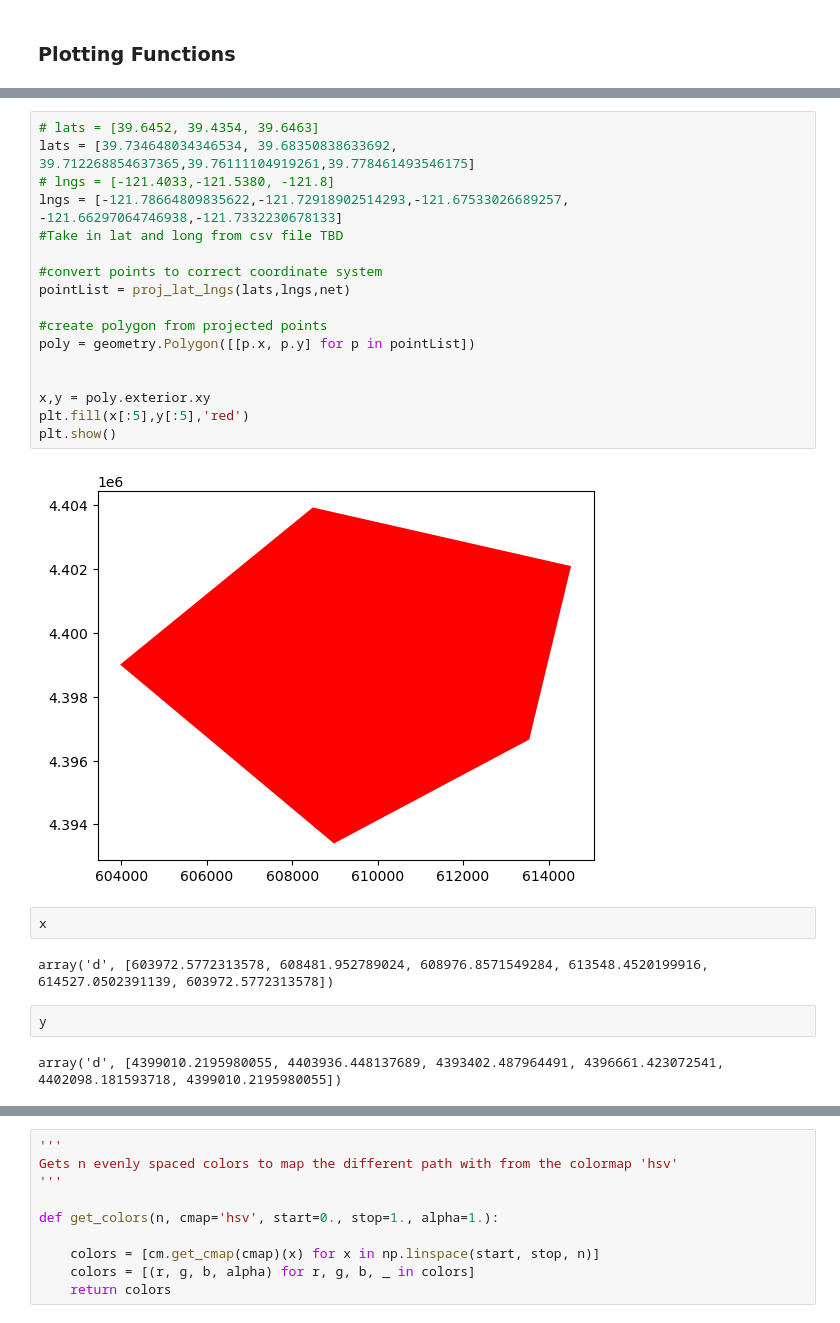
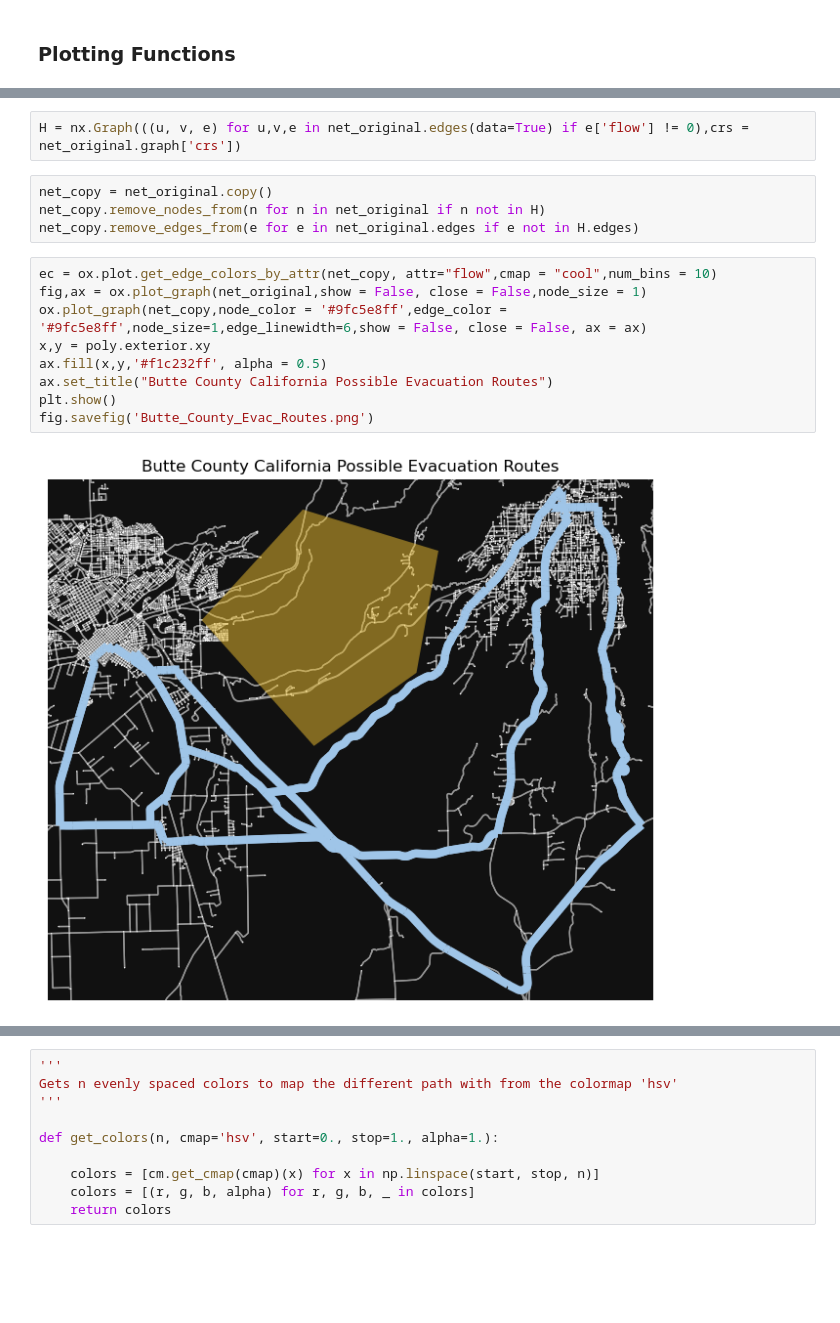
Before and after one commit to DillWithIt77/Fire_Evac_F22, a Jupyter notebook: Full_Program.ipynb, the cells around one changed output, grey strips where cells are left out. Drawn from its saved outputs; the diff is of its cells as text; blank space fills up the shorter version.

Commit message:
fixed picture colors

```diff
--- a/Full_Program.ipynb
+++ b/Full_Program.ipynb
@@ -369,27 +352,17 @@ fig.savefig('Butte_County_Evac_Routes.png')
-# %%
-# lats = [39.6452, 39.4354, 39.6463]
-lats = [39.734648034346534, 39.68350838633692, 39.712268854637365,39.76111104919261,39.778461493546175]
-# lngs = [-121.4033,-121.5380, -121.8]
-lngs = [-121.78664809835622,-121.72918902514293,-121.67533026689257, -121.66297064746938,-121.7332230678133]
-#Take in lat and long from csv file TBD
-
-#convert points to correct coordinate system
-pointList = proj_lat_lngs(lats,lngs,net)
-
-#create polygon from projected points
-poly = geometry.Polygon([[p.x, p.y] for p in pointList])
-
-
-x,y = poly.exterior.xy
-plt.fill(x[:5],y[:5],'red')
-plt.show()
-# %% [output]
-[figure, removed]
-# %%
-x
-# %% [output]
-array('d', [603972.5772313578, 608481.952789024, 608976.8571549284, 613548.4520199916, 614527.0502391139, 603972.5772313578])
-# %%
-y
-# %% [output]
-array('d', [4399010.2195980055, 4403936.448137689, 4393402.487964491, 4396661.423072541, 4402098.181593718, 4399010.2195980055])
+# %%
+H = nx.Graph(((u, v, e) for u,v,e in net_original.edges(data=True) if e['flow'] != 0),crs = net_original.graph['crs'])
+# %%
+net_copy = net_original.copy()
+net_copy.remove_nodes_from(n for n in net_original if n not in H)
+net_copy.remove_edges_from(e for e in net_original.edges if e not in H.edges)
+# %%
+ec = ox.plot.get_edge_colors_by_attr(net_copy, attr="flow",cmap = "cool",num_bins = 10)
+fig,ax = ox.plot_graph(net_original,show = False, close = False,node_size = 1)
+ox.plot_graph(net_copy,node_color = '#9fc5e8ff',edge_color = '#9fc5e8ff',node_size=1,edge_linewidth=6,show = False, close = False, ax = ax)
+x,y = poly.exterior.xy
+ax.fill(x,y,'#f1c232ff', alpha = 0.5)
+ax.set_title("Butte County California Possible Evacuation Routes")
+plt.show()
+fig.savefig('Butte_County_Evac_Routes.png')
+# %% [output]
+[figure, added]
```
Also changed, not shown: parts of 34 cells of this notebook, 3 other files.
